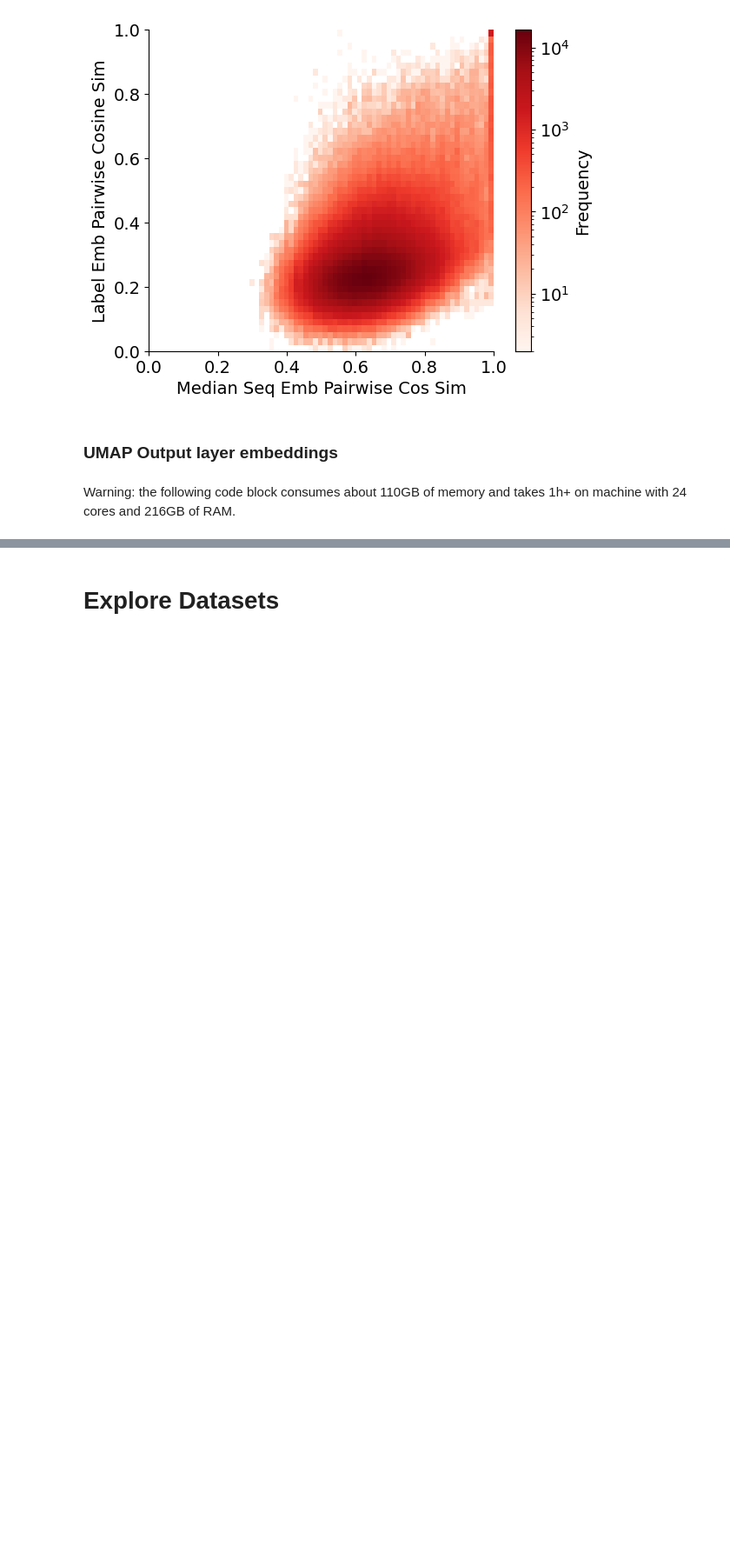
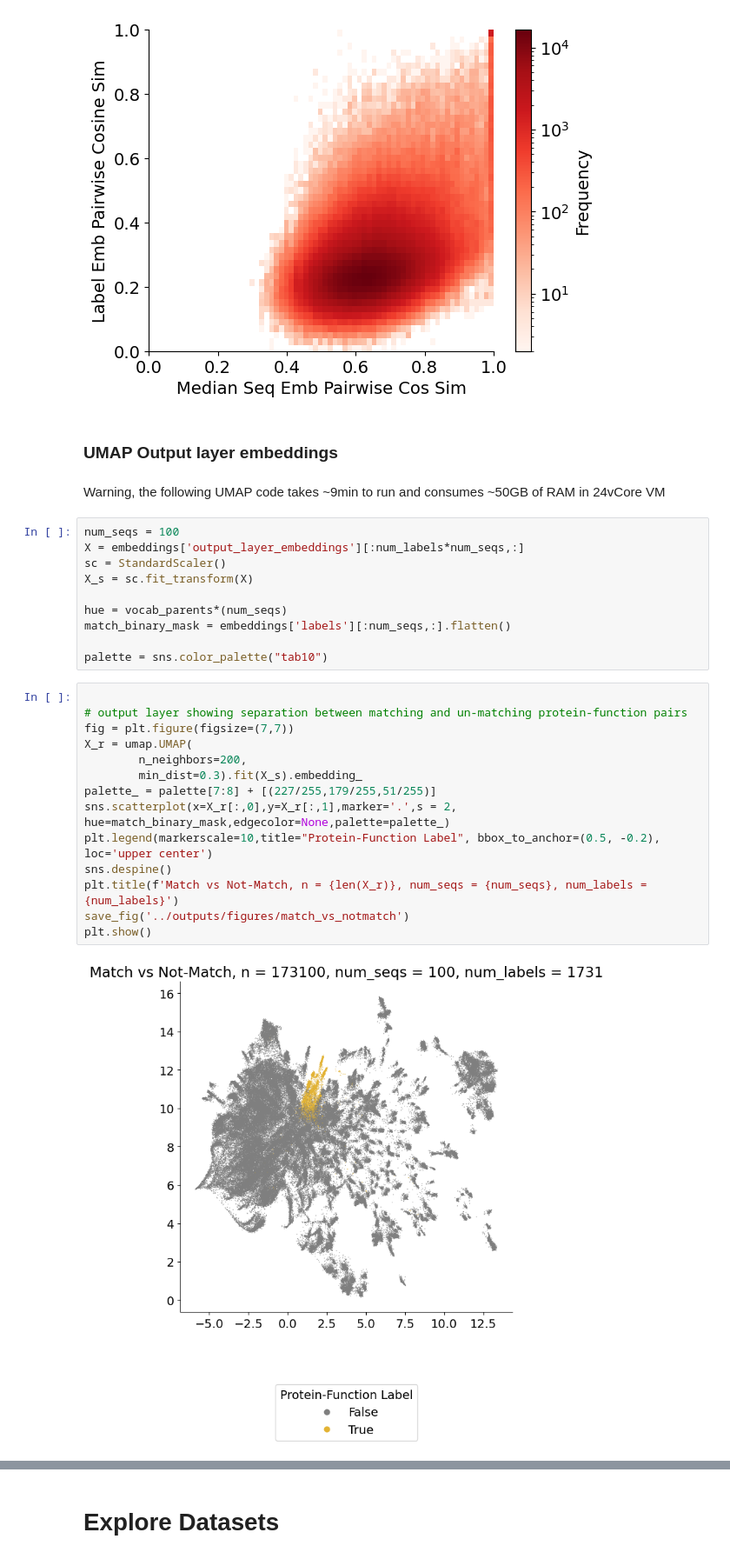
Before and after one commit to microsoft/protnote, a Jupyter notebook: notebooks/Results.ipynb, the cells around one changed output, grey strips where cells are left out. Shown at 87% size. Drawn from its saved outputs; the diff is of its cells as text; blank space fills up the shorter version.

```diff
--- a/notebooks/Results.ipynb
+++ b/notebooks/Results.ipynb
@@ -131,6 +137,32 @@ pearson = PearsonRResult(statistic=0.40405867344032304, pvalue=0.0), spearman =
 [figure]
 # %% [markdown]
 ### UMAP Output layer embeddings
-# %% [markdown]
-Warning: the following code block consumes about 110GB of memory and takes 1h+ on machine with 24 cores and 216GB of RAM.
+# %% [markdown]
+Warning, the following UMAP code takes ~9min to run and consumes ~50GB of RAM in 24vCore VM
+# %%
+num_seqs = 100
+X = embeddings['output_layer_embeddings'][:num_labels*num_seqs,:]
+sc = StandardScaler()
+X_s = sc.fit_transform(X)
+
+hue = vocab_parents*(num_seqs)
+match_binary_mask = embeddings['labels'][:num_seqs,:].flatten()
+
+palette = sns.color_palette("tab10")
+# %%
+
+# output layer showing separation between matching and un-matching protein-function pairs
+fig = plt.figure(figsize=(7,7))
+X_r = umap.UMAP(
+        n_neighbors=200,
+        min_dist=0.3).fit(X_s).embedding_
+palette_ = palette[7:8] + [(227/255,179/255,51/255)]
+sns.scatterplot(x=X_r[:,0],y=X_r[:,1],marker='.',s = 2, hue=match_binary_mask,edgecolor=None,palette=palette_)
+plt.legend(markerscale=10,title="Protein-Function Label", bbox_to_anchor=(0.5, -0.2), loc='upper center')
+sns.despine()
+plt.title(f'Match vs Not-Match, n = {len(X_r)}, num_seqs = {num_seqs}, num_labels = {num_labels}')
+save_fig('../outputs/figures/match_vs_notmatch')
+plt.show()
+# %% [output]
+[figure, added]
 # %%
```
Also changed, not shown: parts of 9 cells of this notebook, 2 other files.
